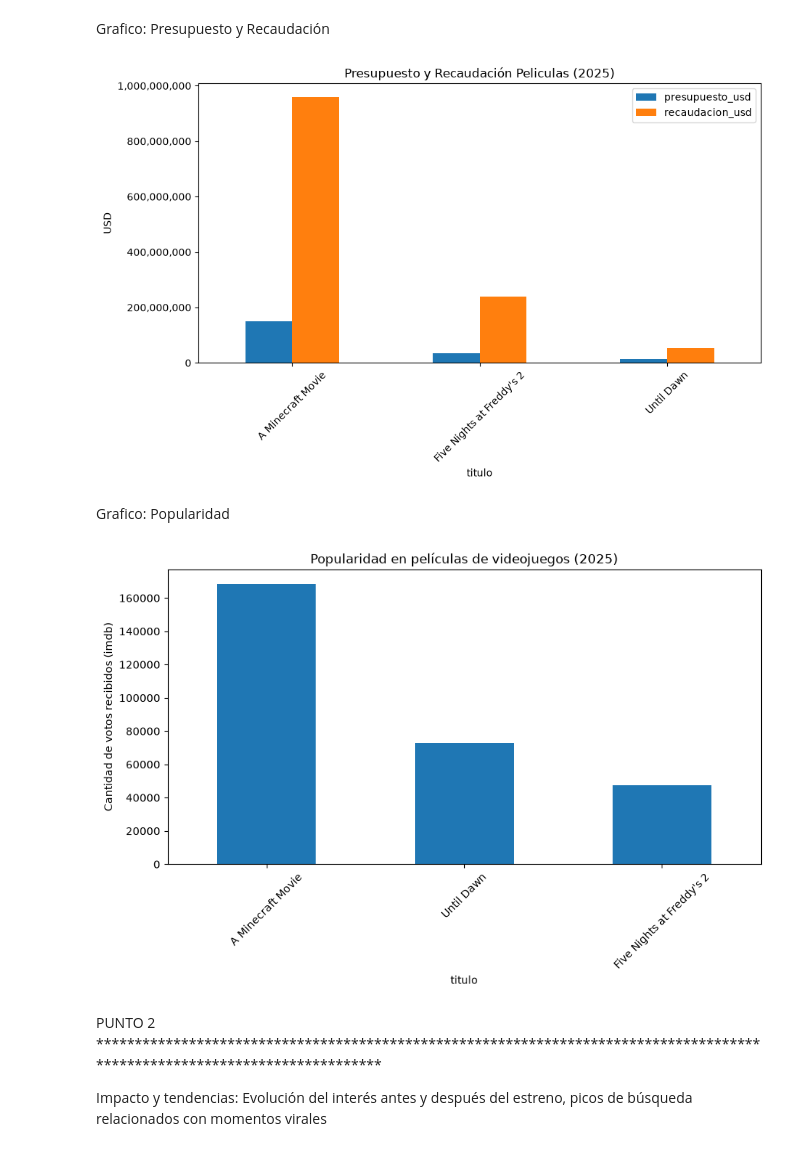
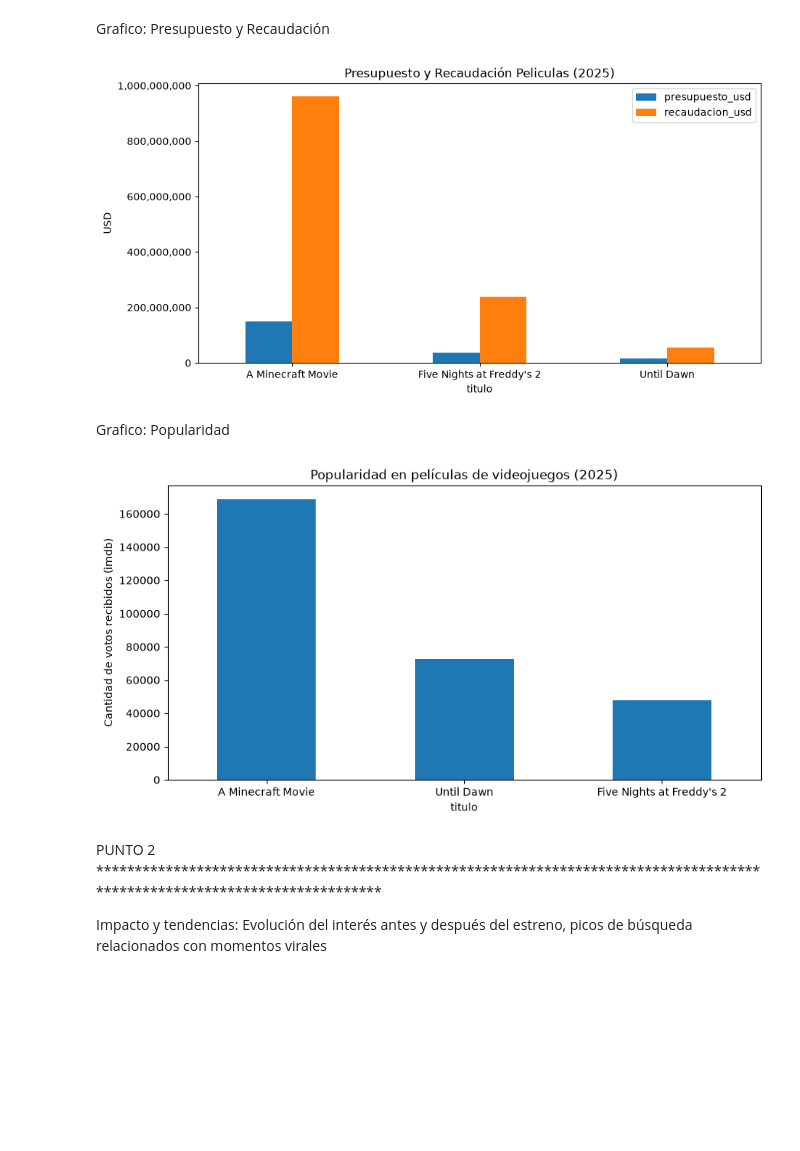
Before and after one commit to aguilera1212/consulting-challenge-cinemetrics, a Jupyter notebook: notebooks/05_analisis_y_graficos.ipynb, the cells around one changed output. Saved outputs shown, nothing was run; the diff lists cells and outputs as text; code cells hidden in the pictures; blank space fills up the shorter version.

```diff
--- a/notebooks/05_analisis_y_graficos.ipynb
+++ b/notebooks/05_analisis_y_graficos.ipynb
@@ -35,6 +35,8 @@ Obtuvo una ganancia de USD 810.387.780.
     IMDb: sitio web de cine que recopila puntuaciones y opiniones de los espectadores.
     TMDB: base de datos de películas que reúne información, puntuaciones y opiniones de los usuarios.
 # %%
+df["ganancia_usd"] = df["recaudacion_usd"] - df["presupuesto_usd"]
+df["retorno"] = df["recaudacion_usd"] / df["presupuesto_usd"]
 minecraft = df[df["titulo"] == "A Minecraft Movie"]
 minecraft[["titulo", "fecha_estreno", "presupuesto_usd", "recaudacion_usd", "ganancia_usd", "retorno", "votos_imdb"]]
 
@@ -71,16 +77,16 @@ Grafico: Presupuesto y Recaudación
 # %%
 tabla = df_2025.sort_values("recaudacion_usd", ascending=False).head(10).set_index("titulo")[["presupuesto_usd", "recaudacion_usd"]]
 
 tabla.plot(kind="bar", figsize=(10, 5), title="Presupuesto y Recaudación Peliculas (2025)")
 plt.ylabel("USD")
-plt.xticks(rotation=45)
+plt.xticks(rotation=0)
 
 plt.ticklabel_format(axis='y', style='plain')
 plt.gca().yaxis.set_major_formatter(plt.FuncFormatter(lambda x, _: f'{int(x):,}'))
 
 plt.show()
 # %% [output]
-[figure, old version]
+[figure, new version]
 # %% [markdown]
 Grafico: Popularidad
 # %%
@@ -88,10 +94,10 @@ tabla_votos = df_2025.sort_values("votos_imdb", ascending=False).head(10).set_in
 
 tabla_votos.plot(kind="bar", figsize=(10, 5), title="Popularidad en películas de videojuegos (2025)")
 plt.ylabel("Cantidad de votos recibidos (imdb)")
-plt.xticks(rotation=45)
+plt.xticks(rotation=0)
 plt.show()
 # %% [output]
-[figure, old version]
+[figure, new version]
 # %% [markdown]
 PUNTO 2 ***************************************************************************************************************************
 
```
Also changed, not shown: parts of 8 cells of this notebook, 24 other files.
